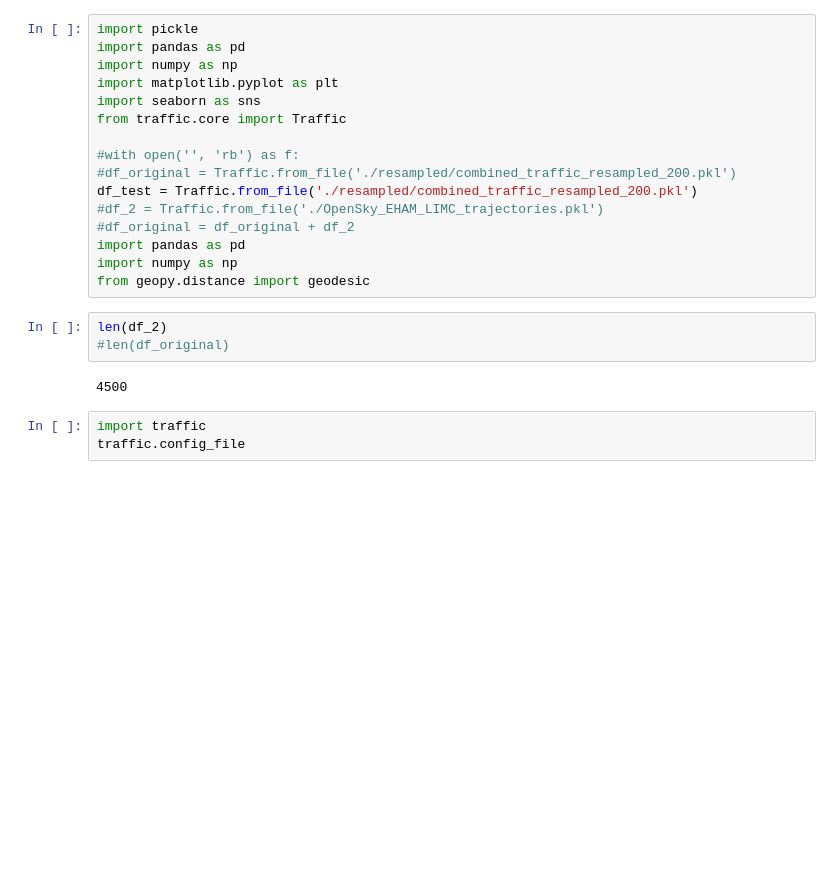
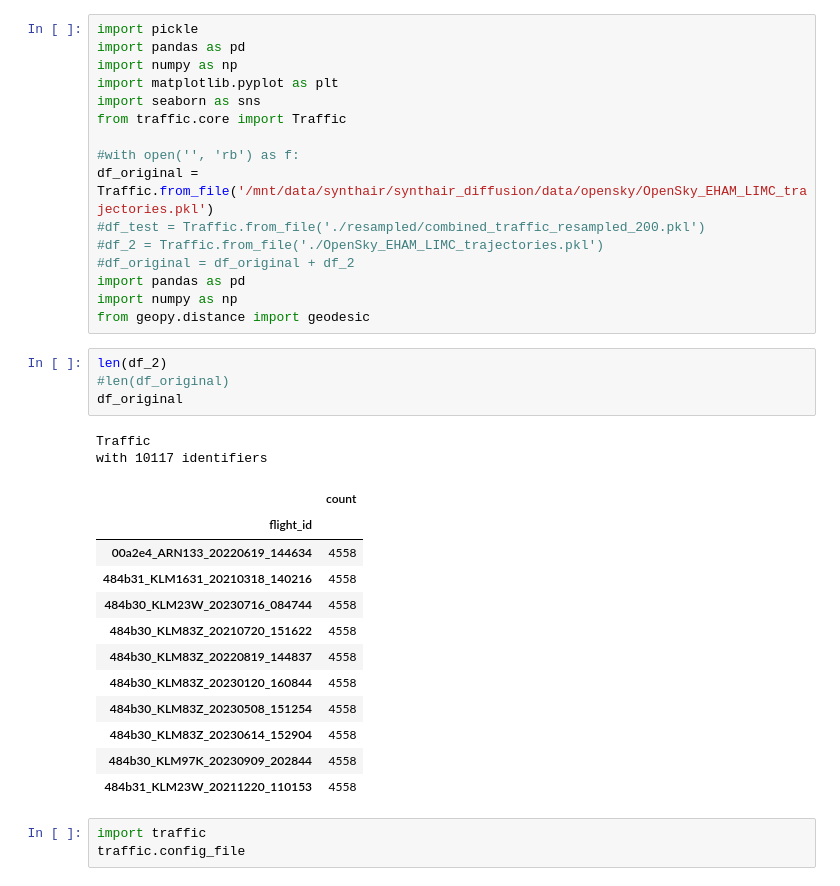
Before and after one commit to SynthAIr/DM_FM_Trajectories, a Jupyter notebook: src/data/OpenSky_viewer.ipynb, the cells around one changed output. Cells and saved outputs as stored; diff of their text form; blank space fills up the shorter version.

```diff
--- a/src/data/OpenSky_viewer.ipynb
+++ b/src/data/OpenSky_viewer.ipynb
@@ -7,8 +7,8 @@ import seaborn as sns
 from traffic.core import Traffic
 
 #with open('', 'rb') as f:
-#df_original = Traffic.from_file('./resampled/combined_traffic_resampled_200.pkl')
-df_test = Traffic.from_file('./resampled/combined_traffic_resampled_200.pkl')
+df_original = Traffic.from_file('/mnt/data/synthair/synthair_diffusion/data/opensky/OpenSky_EHAM_LIMC_trajectories.pkl')
+#df_test = Traffic.from_file('./resampled/combined_traffic_resampled_200.pkl')
 #df_2 = Traffic.from_file('./OpenSky_EHAM_LIMC_trajectories.pkl')
 #df_original = df_original + df_2
 import pandas as pd
@@ -17,8 +17,22 @@ from geopy.distance import geodesic
 # %%
 len(df_2)
 #len(df_original)
+df_original
 # %% [output]
-4500
+Traffic
+with 10117 identifiers
+|  | count |
+| flight_id |  |
+| 00a2e4_ARN133_20220619_144634 | 4558 |
+| 484b31_KLM1631_20210318_140216 | 4558 |
+| 484b30_KLM23W_20230716_084744 | 4558 |
+| 484b30_KLM83Z_20210720_151622 | 4558 |
+| 484b30_KLM83Z_20220819_144837 | 4558 |
+| 484b30_KLM83Z_20230120_160844 | 4558 |
+| 484b30_KLM83Z_20230508_151254 | 4558 |
+| 484b30_KLM83Z_20230614_152904 | 4558 |
+| 484b30_KLM97K_20230909_202844 | 4558 |
+| 484b31_KLM23W_20211220_110153 | 4558 |
 # %%
 import traffic
 traffic.config_file
```
Also changed, not shown: 2 other files.
